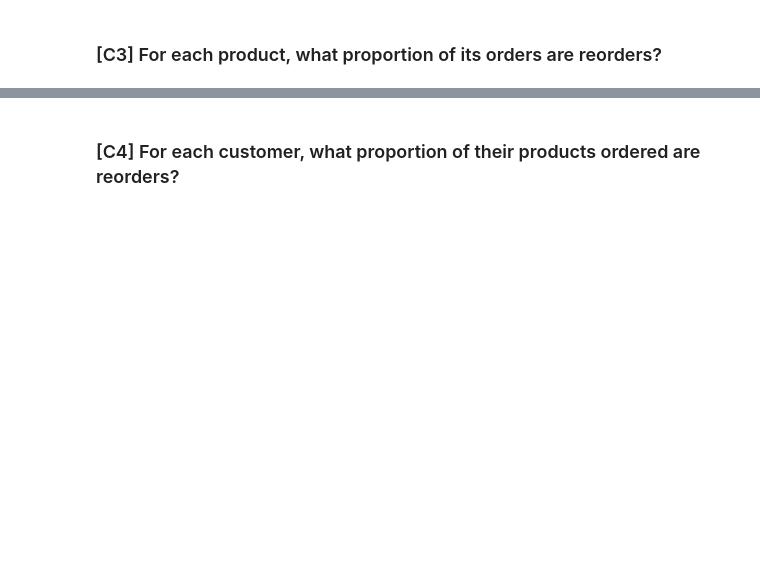
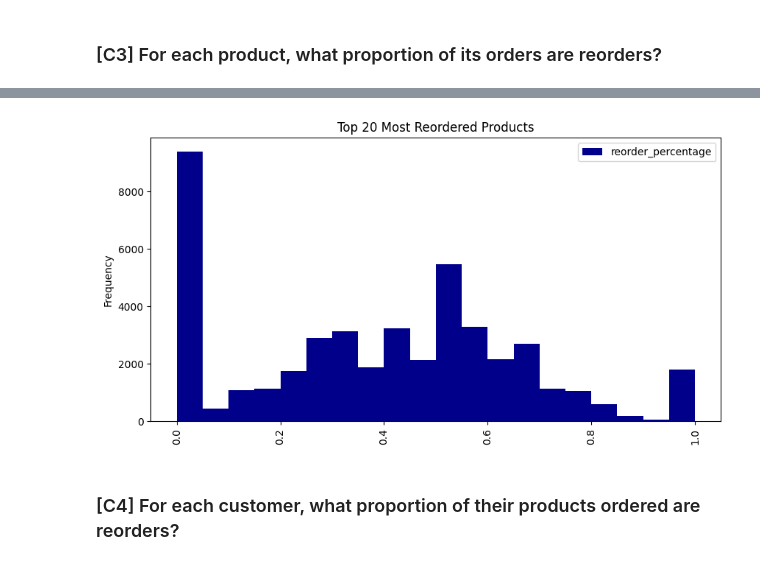
Before and after one commit to Malokingi/EDA-Project, a Jupyter notebook: EDA_notebook.ipynb, the cells around one changed output, grey strips where cells are left out. Saved outputs shown, nothing was run; the diff lists cells and outputs as text; code cells hidden in the pictures; blank space fills up the shorter version.

```diff
--- a/EDA_notebook.ipynb
+++ b/EDA_notebook.ipynb
@@ -434,0 +481,7 @@ plt.show()
+# %%
+# Map product_id to id in p_df and add the name column
+# most_reordered['name'] = most_reordered['product_id'].apply(lambda x: p_df.set_index('id').loc[x, 'name'])
+most_reordered.loc[:, 'name'] = most_reordered['product_id'].apply(lambda x: p_df.set_index('product_id').loc[x, 'name'])
+
+# Display reorder_freq
+print(most_reordered)
@@ -434,0 +506,7 @@ plt.show()
+# %%
+# Map product_id to id in p_df and add the name column
+# most_reordered['times_ordered'] = most_reordered['product_id'].apply(lambda x: order_freq_full.set_index('product_id').loc[x, 'times_ordered'])
+most_reordered.loc[:, 'times_ordered'] = most_reordered['product_id'].apply(lambda x: order_freq_full.set_index('product_id').loc[x, 'times_ordered'])
+
+# Display reorder_freq
+print(most_reordered)
@@ -435,2 +549,11 @@ plt.show()
 # %% [markdown]
 ### [C3] For each product, what proportion of its orders are reorders?
+# %%
+reo_perc = o_df.groupby('product_id')['reordered'].sum().reset_index().rename(columns={'reordered': 'times_reordered'})
+reo_perc = reo_perc.merge(order_freq_full[['product_id', 'times_ordered']], on='product_id')
+
+reo_perc['reorder_percentage'] = reo_perc['times_reordered'] / reo_perc['times_ordered']
+
+reo_perc = reo_perc.sort_values(by='times_ordered', ascending=False)
+
+print(reo_perc.head(20))
@@ -437,2 +578,20 @@ plt.show()
+# %%
+# Make a Bar Chart
+reo_perc.plot(
+    kind='hist',
+    bins=20,
+    y='reorder_percentage',
+    xlabel='Product Name',
+    ylabel='Times Reordered',
+    color='darkblue',
+    title='Top 20 Most Reordered Products',
+    figsize=[10, 5],
+    rot=90
+)
+
+# Display the plot
+plt.show()
+# %% [output]
+[figure, added]
 # %% [markdown]
 ### [C4] For each customer, what proportion of their products ordered are reorders?
```
Also changed, not shown: parts of 27 cells of this notebook, 2 other files.
